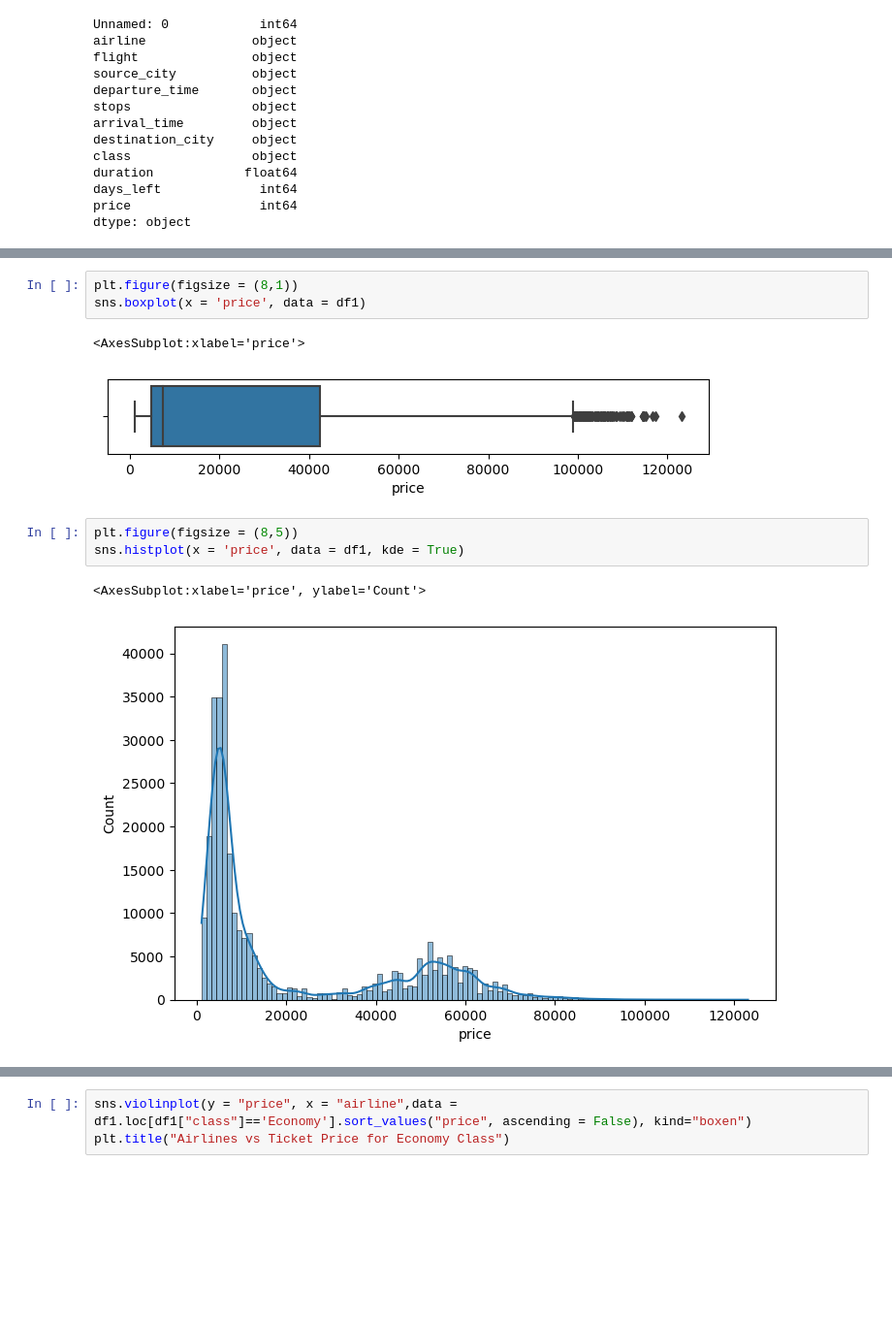
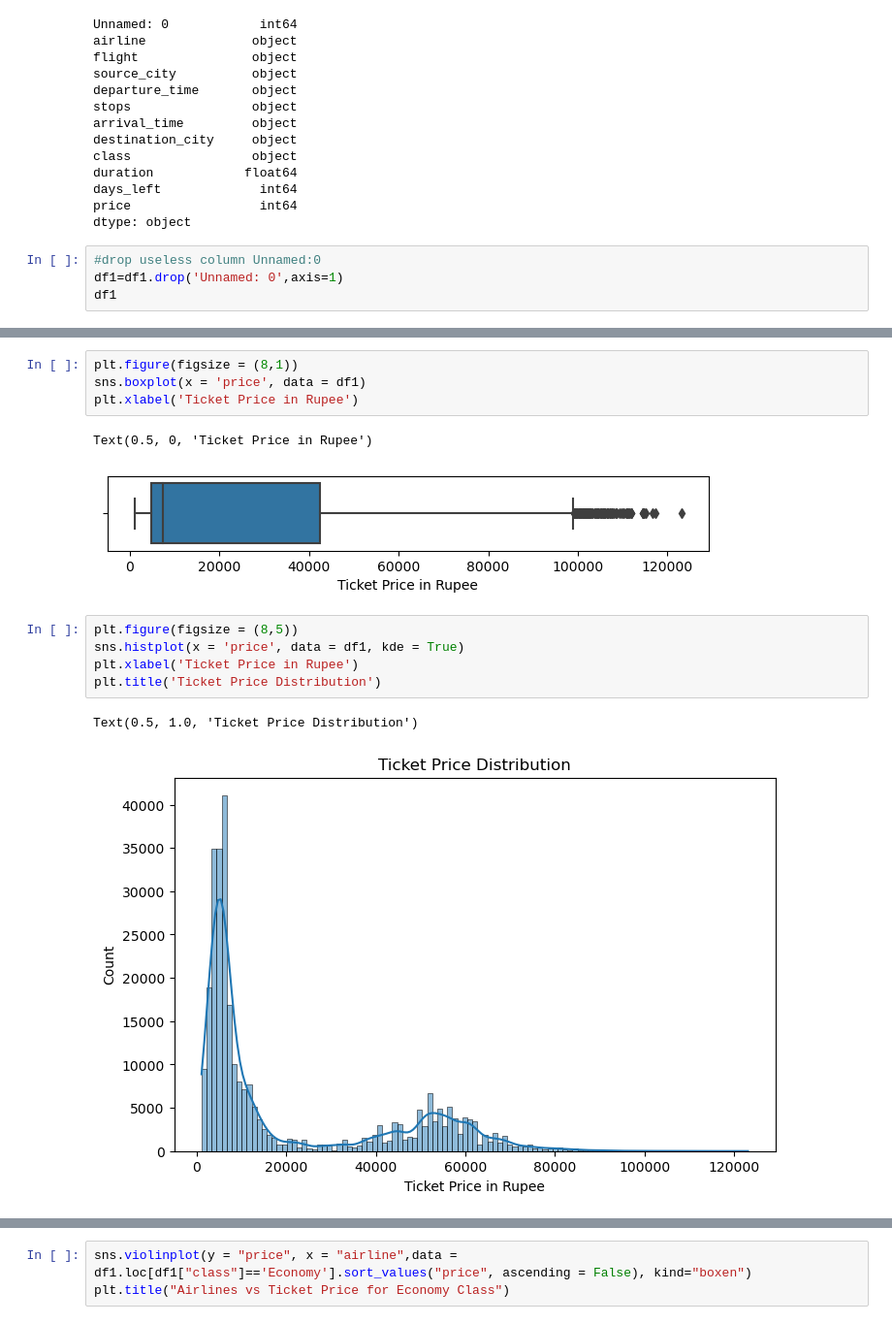
Before and after one commit to urspuc/Flight-Prices, a Jupyter notebook: src/DATA1030-Flight-Prices.ipynb, the cells around one changed output, grey strips where cells are left out. Shown at 97% size. Cells and saved outputs as stored; diff of their text form; blank space fills up the shorter version.

```diff
--- a/src/DATA1030-Flight-Prices.ipynb
+++ b/src/DATA1030-Flight-Prices.ipynb
@@ -62,3 +62,7 @@ duration            float64
 days_left             int64
 price                 int64
 dtype: object
+# %%
+#drop useless column Unnamed:0
+df1=df1.drop('Unnamed: 0',axis=1)
+df1
@@ -85,12 +144,15 @@ Name: price, dtype: float64
 # %%
 plt.figure(figsize = (8,1))
 sns.boxplot(x = 'price', data = df1)
+plt.xlabel('Ticket Price in Rupee')
 # %% [output]
-<AxesSubplot:xlabel='price'>
+Text(0.5, 0, 'Ticket Price in Rupee')
-[figure, old version]
+[figure, new version]
 # %%
 plt.figure(figsize = (8,5))
 sns.histplot(x = 'price', data = df1, kde = True)
+plt.xlabel('Ticket Price in Rupee')
+plt.title('Ticket Price Distribution')
 # %% [output]
-<AxesSubplot:xlabel='price', ylabel='Count'>
+Text(0.5, 1.0, 'Ticket Price Distribution')
-[figure, old version]
+[figure, new version]
```
Also changed, not shown: parts of 24 cells of this notebook, 13 other files.
